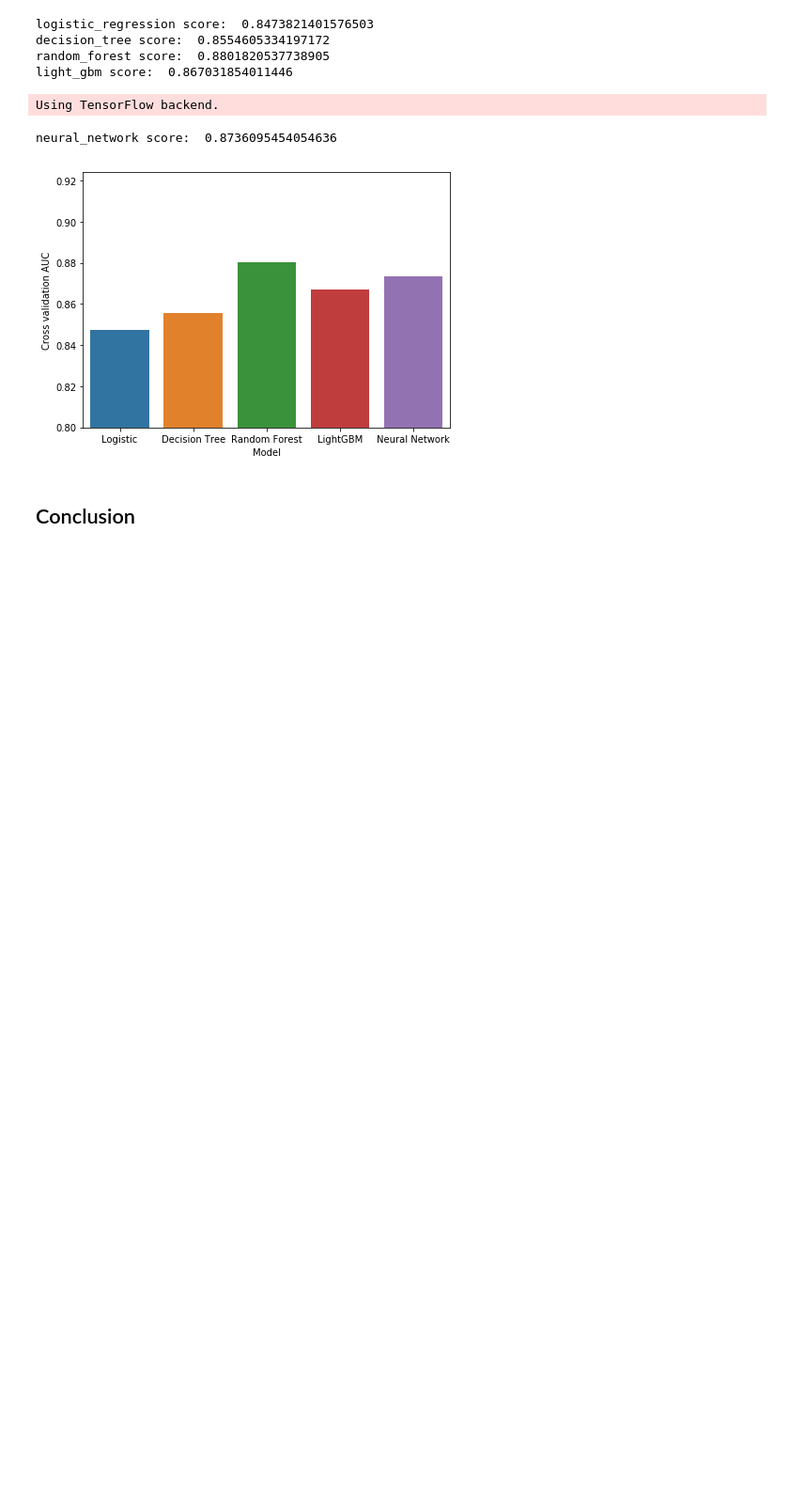
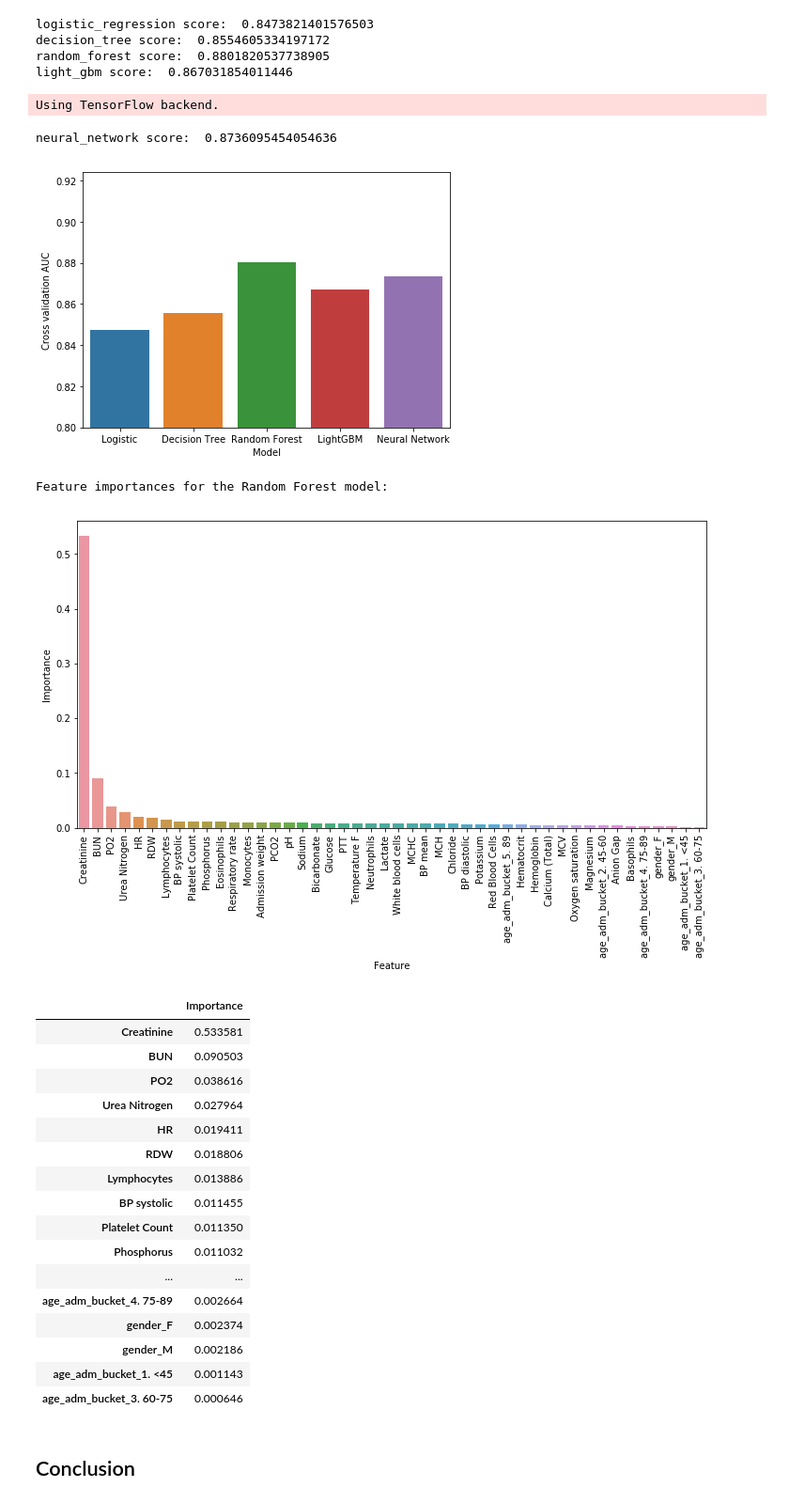
Before and after one commit to jdingram/mimic, a Jupyter notebook: notebooks/5_model_testing.ipynb, the cells around one changed output. Shown: that part at 94% size. Drawn from its saved outputs; the diff is of its cells as text; code cells hidden in the pictures; blank space fills up the shorter version.

Commit message:
completed write up for model scoring

```diff
--- a/notebooks/5_model_testing.ipynb
+++ b/notebooks/5_model_testing.ipynb
@@ -70,5 +69,48 @@ plt.ylabel('Cross validation AUC')
 plt.show()
 # %% [output]
 [figure]
+# %%
+# Inspect feature importances for the Random Forest
+rf = from_s3(bucket='mimic-jamesi',
+             filepath='models/random_forest')
+
+feature_names = from_s3(bucket='mimic-jamesi',
+                        filepath='data/acute_kidney_failure_feature_names.npy')
+
+feature_importances = pd.DataFrame(rf.feature_importances_,
+                                   index = feature_names,
+                                   columns=['Importance']).sort_values('Importance',ascending=False)
+
+features = feature_importances.index.tolist()
+feature_scores = feature_importances.Importance.tolist()
+plt.figure(figsize = (12, 6))
+sns.barplot(features, feature_scores)
+plt.xlabel('Feature')
+plt.ylabel('Importance')
+plt.xticks(rotation='vertical')
+print('Feature importances for the Random Forest model:')
+plt.show()
+
+feature_importances
+# %% [output]
+Feature importances for the Random Forest model:
+[figure, added]
+|  | Importance |
+| Creatinine | 0.533581 |
+| BUN | 0.090503 |
+| PO2 | 0.038616 |
+| Urea Nitrogen | 0.027964 |
+| HR | 0.019411 |
+| RDW | 0.018806 |
+| Lymphocytes | 0.013886 |
+| BP systolic | 0.011455 |
+| Platelet Count | 0.011350 |
+| Phosphorus | 0.011032 |
+| ... | ... |
+| age_adm_bucket_4. 75-89 | 0.002664 |
+| gender_F | 0.002374 |
+| gender_M | 0.002186 |
+| age_adm_bucket_1. <45 | 0.001143 |
+| age_adm_bucket_3. 60-75 | 0.000646 |
 # %% [markdown]
 ## Conclusion
```
Also changed, not shown: parts of 2 cells of this notebook.
